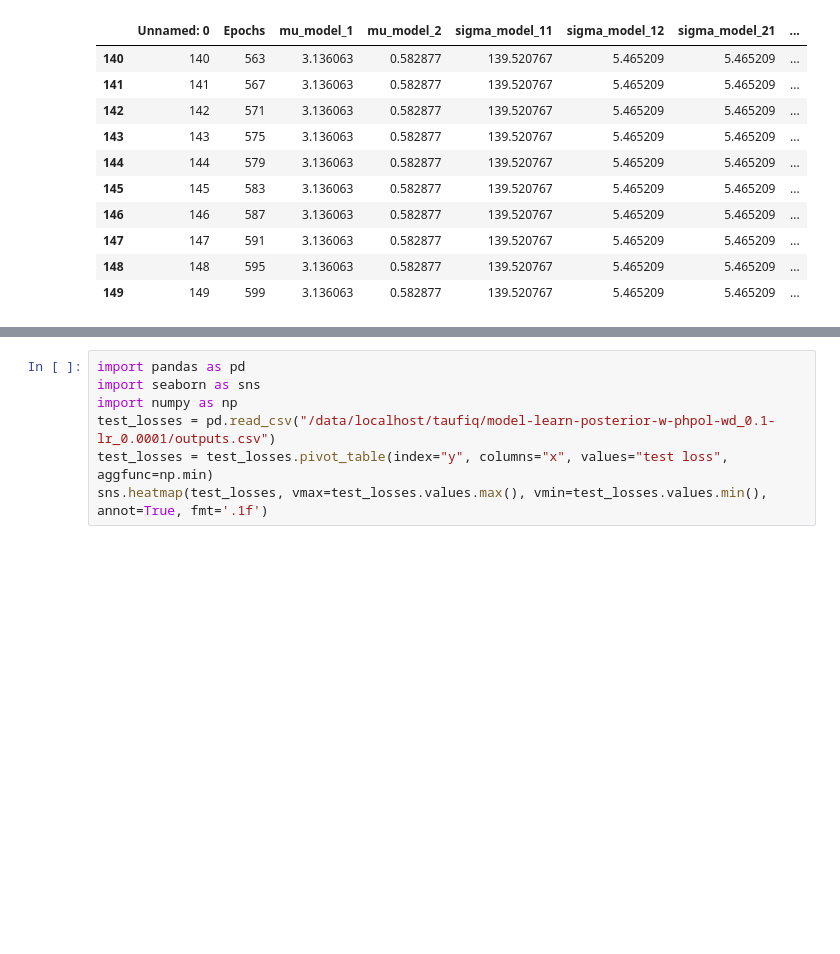
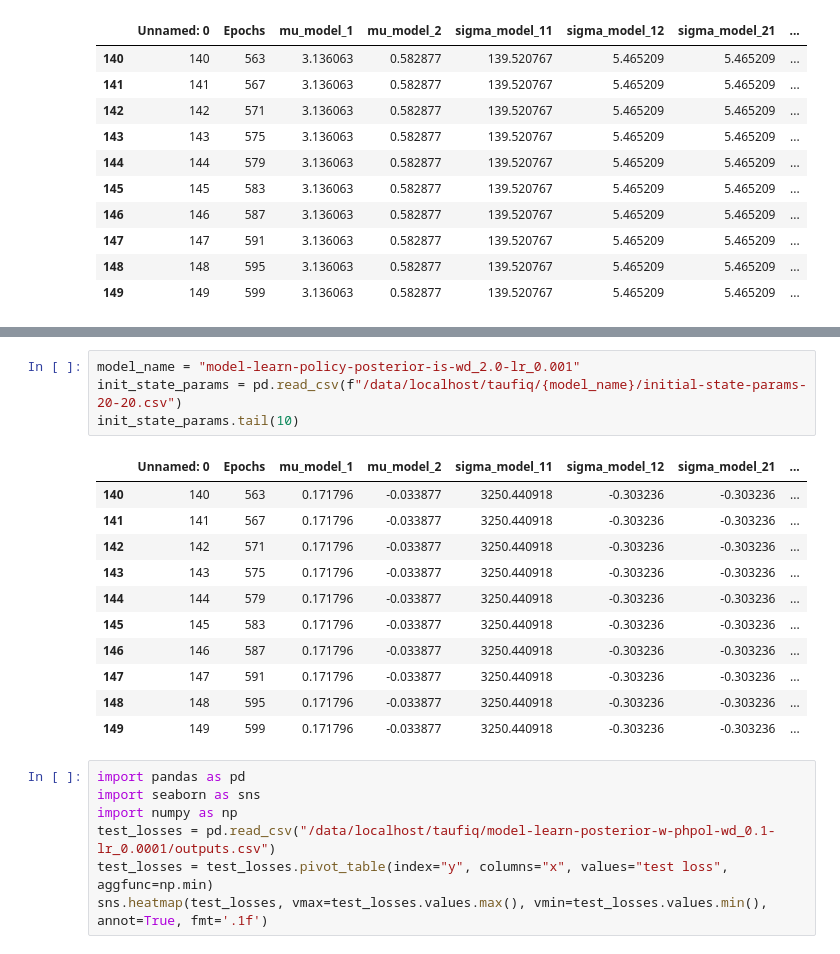
Before and after one commit to faaizT/CausalTwinAssessment, a Jupyter notebook: ELBO Analysis.ipynb, the cells around one changed output, grey strips where cells are left out. Drawn from its saved outputs; the diff is of its cells as text; blank space fills up the shorter version.

```diff
--- a/ELBO Analysis.ipynb
+++ b/ELBO Analysis.ipynb
@@ -72,3 +78,19 @@ init_state_params.tail(10)
+# %%
+model_name = "model-learn-policy-posterior-is-wd_2.0-lr_0.001"
+init_state_params = pd.read_csv(f"/data/localhost/taufiq/{model_name}/initial-state-params-20-20.csv")
+init_state_params.tail(10)
+# %% [output]
+|  | Unnamed: 0 | Epochs | mu_model_1 | mu_model_2 | sigma_model_11 | sigma_model_12 | sigma_model_21 | ... |
+| 140 | 140 | 563 | 0.171796 | -0.033877 | 3250.440918 | -0.303236 | -0.303236 | ... |
+| 141 | 141 | 567 | 0.171796 | -0.033877 | 3250.440918 | -0.303236 | -0.303236 | ... |
+| 142 | 142 | 571 | 0.171796 | -0.033877 | 3250.440918 | -0.303236 | -0.303236 | ... |
+| 143 | 143 | 575 | 0.171796 | -0.033877 | 3250.440918 | -0.303236 | -0.303236 | ... |
+| 144 | 144 | 579 | 0.171796 | -0.033877 | 3250.440918 | -0.303236 | -0.303236 | ... |
+| 145 | 145 | 583 | 0.171796 | -0.033877 | 3250.440918 | -0.303236 | -0.303236 | ... |
+| 146 | 146 | 587 | 0.171796 | -0.033877 | 3250.440918 | -0.303236 | -0.303236 | ... |
+| 147 | 147 | 591 | 0.171796 | -0.033877 | 3250.440918 | -0.303236 | -0.303236 | ... |
+| 148 | 148 | 595 | 0.171796 | -0.033877 | 3250.440918 | -0.303236 | -0.303236 | ... |
+| 149 | 149 | 599 | 0.171796 | -0.033877 | 3250.440918 | -0.303236 | -0.303236 | ... |
 # %%
 import pandas as pd
 import seaborn as sns
```
Also changed, not shown: parts of 2 cells of this notebook, 1 other file.
